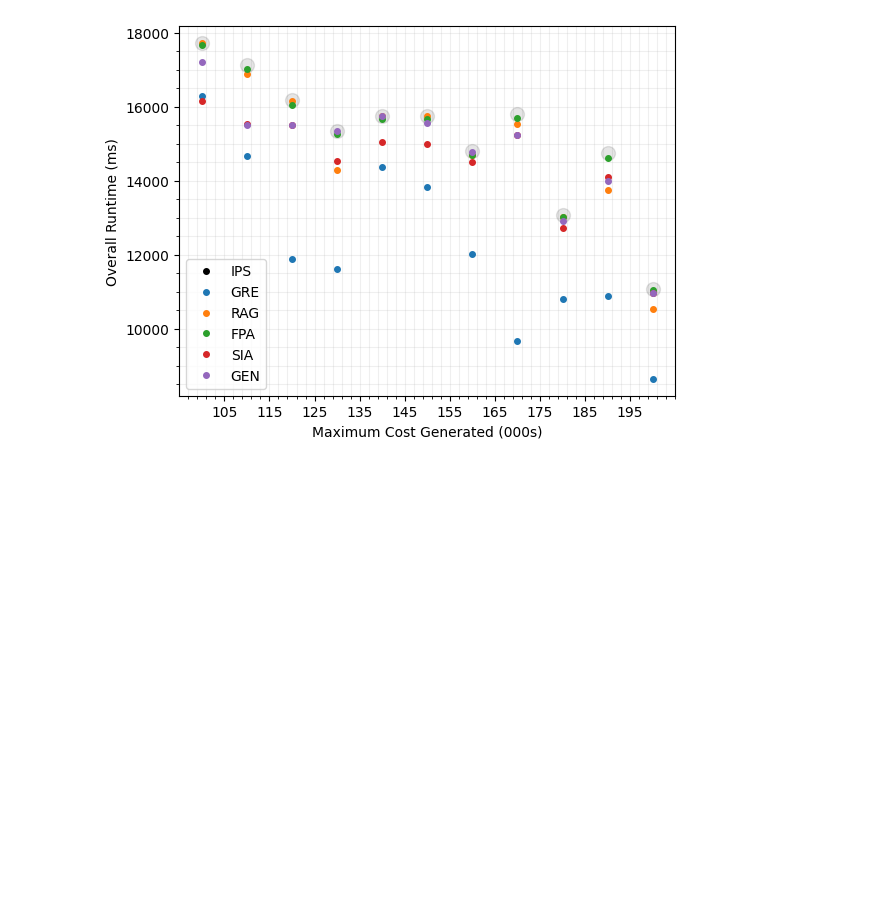
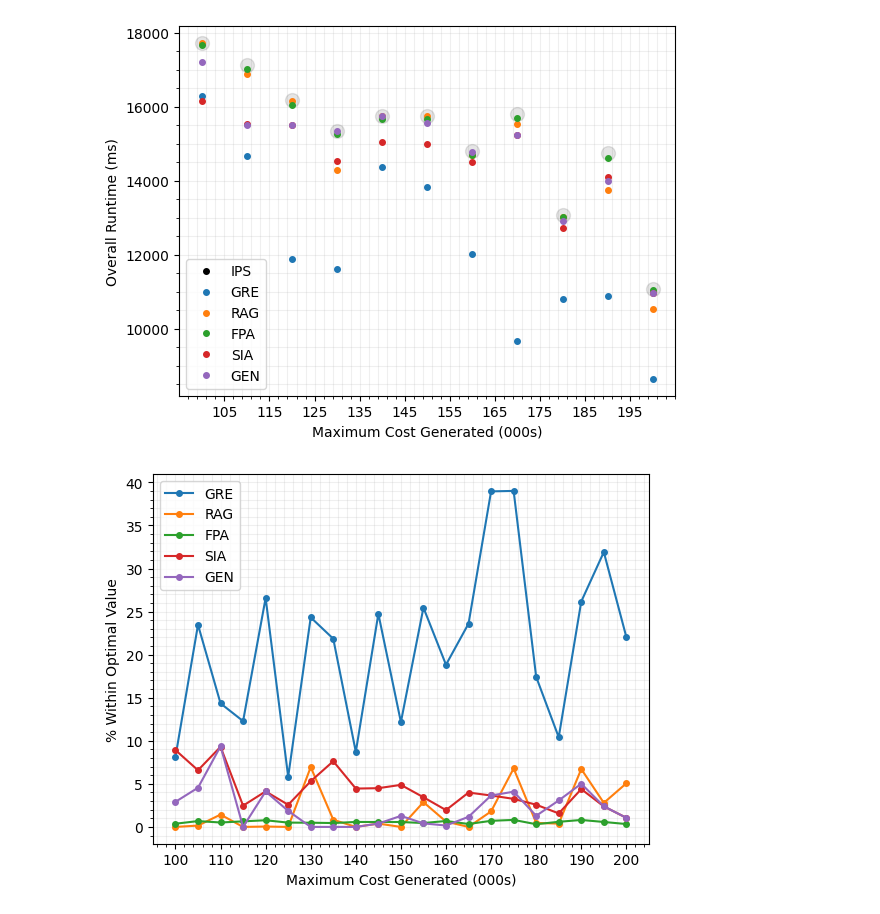
Before and after one commit to bignoldjordanF/community-knapsack, a Jupyter notebook: evaluation/single/costs/changing-max-cost.ipynb, the cells around one changed output. Drawn from its saved outputs; the diff is of its cells as text; code cells hidden in the pictures; blank space fills up the shorter version.

```diff
--- a/evaluation/single/costs/changing-max-cost.ipynb
+++ b/evaluation/single/costs/changing-max-cost.ipynb
@@ -112,3 +115,26 @@ evaluation.plot_2d(
 )
 # %% [output]
 [figure]
+# %%
+# Plot the approximation % of exact value over the problems:
+opt_y = evaluation.get_y_axis(exact_results, PBSingleAlgorithm.ILP_SOLVER, 0)
+val_y = evaluation.get_y_axes(approximation_results, approximation_algorithms, 0)
+
+evaluation.plot_2d(
+    x_axis=x_axis,
+    y_axes=[
+        [100 * (1 - (y / opt_y[yid])) for yid, y in enumerate(y_axis)]
+        for y_axis in val_y
+    ],
+    x_label='Maximum Cost Generated (000s)',
+    y_label='% Within Optimal Value',
+    labels=evaluation.get_labels(approximation_algorithms),
+    colors=evaluation.get_colors(approximation_algorithms),
+    alphas=evaluation.get_alphas(approximation_algorithms),
+    sizes=evaluation.get_sizes(approximation_algorithms),
+    x_tick_limits=(3, 3),
+    x_ticks=[x for idx, x in enumerate(x_axis) if idx % 2 == 0],
+    x_tick_minor=False
+)
+# %% [output]
+[figure, added]
```
Also changed, not shown: parts of 2 cells of this notebook, 39 other files.
